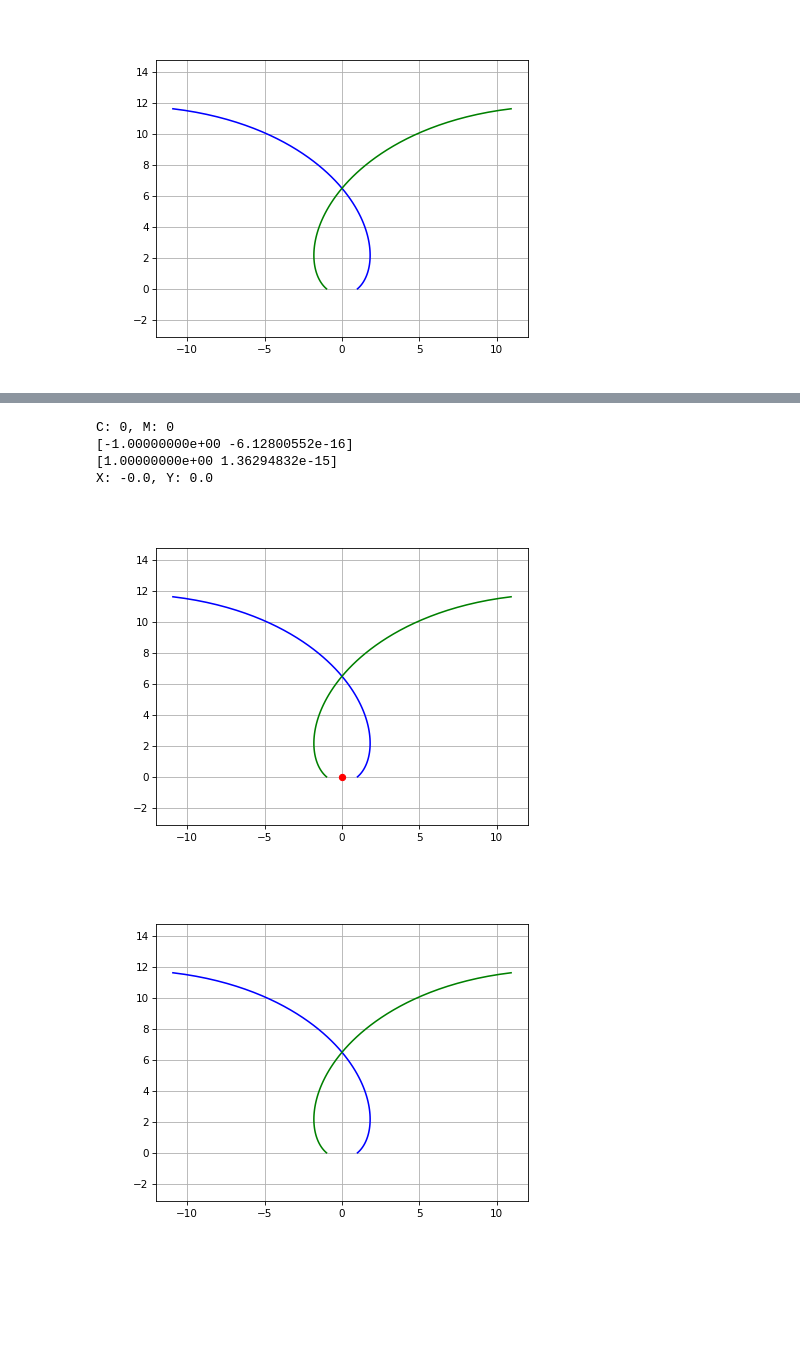
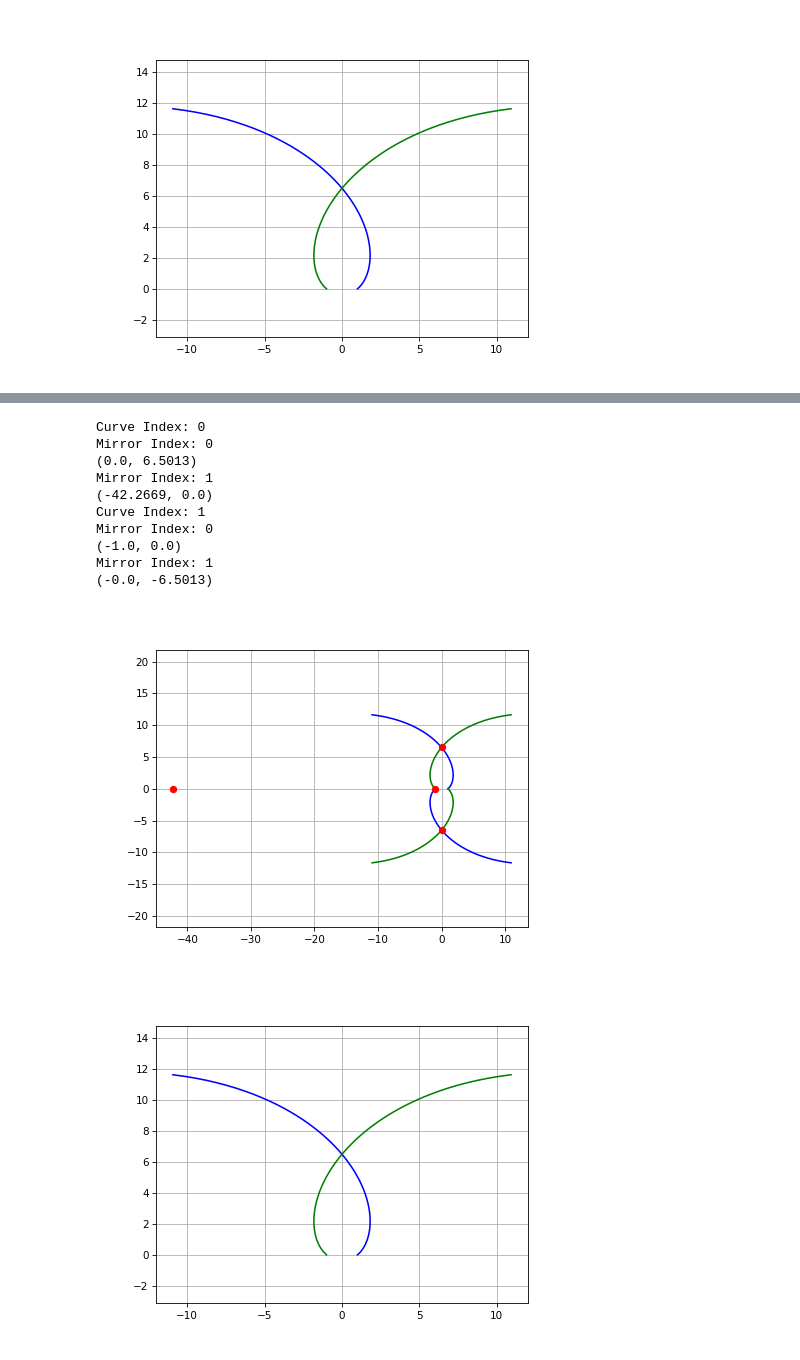
Before and after one commit to G-IV/Log-Spiral-Pattern, a Jupyter notebook: Log Spiral Jupyter Notebook.ipynb, the cells around one changed output, grey strips where cells are left out. Cells and saved outputs as stored; diff of their text form; code cells hidden in the pictures; blank space fills up the shorter version.

Commit message:
Figured out how to find intersections, but there is a bug.

```diff
--- a/Log Spiral Jupyter Notebook.ipynb
+++ b/Log Spiral Jupyter Notebook.ipynb
@@ -429,11 +429,12 @@ def calculate_r_prime(args):
 def r(i, rotation=0):
     a = scale_factor()
     k = pitch_angle()
-    theta = theta_from_index(i, resolution) + rotation
-    r = a * math.exp(k * theta) * math.exp(-k * rotation)
+    theta = theta_from_index(i, resolution)
+    r = calculate_r((a, k, theta, rotation))
     point = {
         "r": r,
         "theta": theta,
+        "rotation": rotation,
         "x": np.round(r * math.cos(theta + rotation), round_by),
         "y": np.round(r * math.sin(theta + rotation), round_by)
     }
@@ -447,6 +448,7 @@ def r_prime(i, rotation=0):
     point = {
         "r": r,
         "theta": theta,
+        "rotation": rotation,
         "x": np.round(r * math.cos(-(theta + math.pi + rotation)), round_by),
         "y": np.round(r * math.sin(-(theta + math.pi + rotation)), round_by)
     }
@@ -760,50 +765,59 @@ cos(n\pi) > 0
 # %%
 #------------------------------------------------------------
 #
 #   Find the set of points shared by 2 or more lines
 #
 #   Try using NumPy's library to find roots
 #
 #------------------------------------------------------------
 fig, matching_points_coef = plt.subplots()
 # plt.rcParams['figure.dpi'] = 75 # Set this to make the plot bigger
 matching_points_coef.axis('equal') # Set the aspect ratio of the plot to be equal
 matching_points_coef.grid(True) # Turn on the grid
 # matching_points.set_xlim(-8, 8) # Set the limits of the plot
 # matching_points.set_ylim(-8, 8) # Set the limits of the plot
 
-curve_set = generate_curves(1, 75)
+curve_set = generate_curves(2, 75)
 plot_curves(curve_set, matching_points_coef)
 
-curves = curve_set["curves"]
-mirrored_curves = curve_set["mirrored_curves"]
-indices = []
-for cIndex, curve in enumerate(curves):
-    for mIndex, mirrored_curve in enumerate(mirrored_curves):
-        # Gather the points
-        print("C: %s, M: %s" % (cIndex, mIndex))
-        cx = np.array([point["x"] for point in curve])
-        cy = np.array([point["y"] for point in curve])
-        mx = np.array([point["x"] for point in mirrored_curve])
-        my = np.array([point["y"] for point in mirrored_curve])
-        poly = 1
-        x_coefficients = np.polyfit(cx, mx, poly)
-        # The intersection is the last value in the coefficients
-        # x_intersection = x_coefficients[-1]
-        x_intersection = round(x_coefficients[-1], 2)
-        y_coefficients = np.polyfit(cy, my, poly)
-        # y_intersection = y_coefficients[-1]
-        y_intersection = round(y_coefficients[-1], 2)
-        print(x_coefficients)
-        print(y_coefficients)
-        print("X: %s, Y: %s" % (x_intersection, y_intersection))
-        matching_points_coef.plot(x_intersection, y_intersection, 'ro')
+# Someone said that the curve cross at r = ab^theta and r = ab^(phi - theta + 2n*pi)
+for curve_index, curve in enumerate(curve_set['curves']):
+    print("Curve Index: " + str(curve_index))
+    c_r_0 = curve[0]['r']
+    c_r_max = curve[-1]['r']
+    c_theta_0 = curve[0]['theta']
+    c_rot_0 = curve[0]['rotation']
+    for mirror_index, mirror in enumerate(curve_set["mirrored_curves"]):
+        print("Mirror Index: " + str(mirror_index))
+        m_r_0 = mirror[0]['r']
+        m_theta_0 = mirror[0]['theta']
+        m_rot_0 = mirror[0]['rotation']
+        bisecting_angle = ((m_theta_0 + m_rot_0 + math.pi) - (c_theta_0 + c_rot_0)) / 2
+        actual_angle = bisecting_angle + c_theta_0 + c_rot_0
+        r_bisect = calculate_r((a, pitch_angle(), bisecting_angle, c_rot_0))
+        x_bisect = np.round(r_bisect * math.cos(actual_angle), 4)
+        y_bisect = np.round(r_bisect * math.sin(actual_angle), 4)
+        # if r_bisect <= c_r_max:
+            # print("curve angle: " + str(math.degrees(c_theta_0 + c_rot_0)), "\nmirror angle: " + str(math.degrees(m_theta_0 + m_rot_0 + math.pi)))
+            # print("bisecting angle: " + str(math.degrees(actual_angle)) + " (actual) " + str(math.degrees(actual_angle)))
+            # print("r_bisect: " + str(r_bisect))
+            # print("x_bisect: " + str(x_bisect))
+            # print("y_bisect: " + str(y_bisect))
+        print("(" + str(x_bisect) + ", " + str(y_bisect) + ")")
+        matching_points_coef.plot(x_bisect, y_bisect, 'ro')
+            # print("------------------------------------------------------------")
 # %% [output]
-C: 0, M: 0
-[-1.00000000e+00 -6.12800552e-16]
-[1.00000000e+00 1.36294832e-15]
-X: -0.0, Y: 0.0
+Curve Index: 0
+Mirror Index: 0
+(0.0, 6.5013)
+Mirror Index: 1
+(-42.2669, 0.0)
+Curve Index: 1
+Mirror Index: 0
+(-1.0, 0.0)
+Mirror Index: 1
+(-0.0, -6.5013)
-[figure, old version]
+[figure, new version]
 # %%
 #------------------------------------------------------------
 #
```
Also changed, not shown: parts of 3 cells of this notebook.
